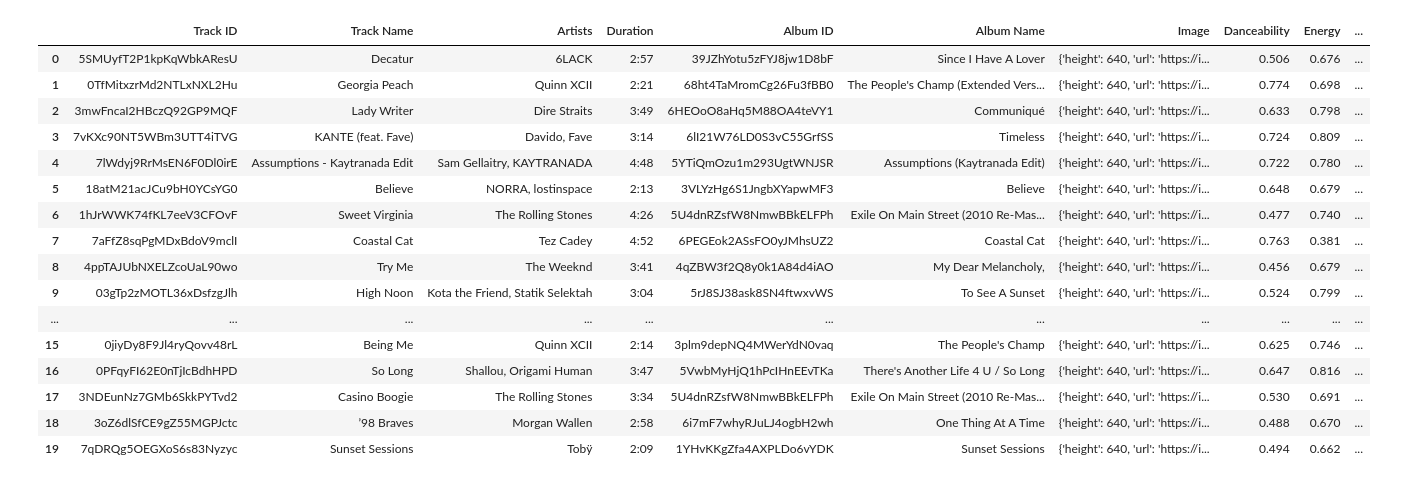
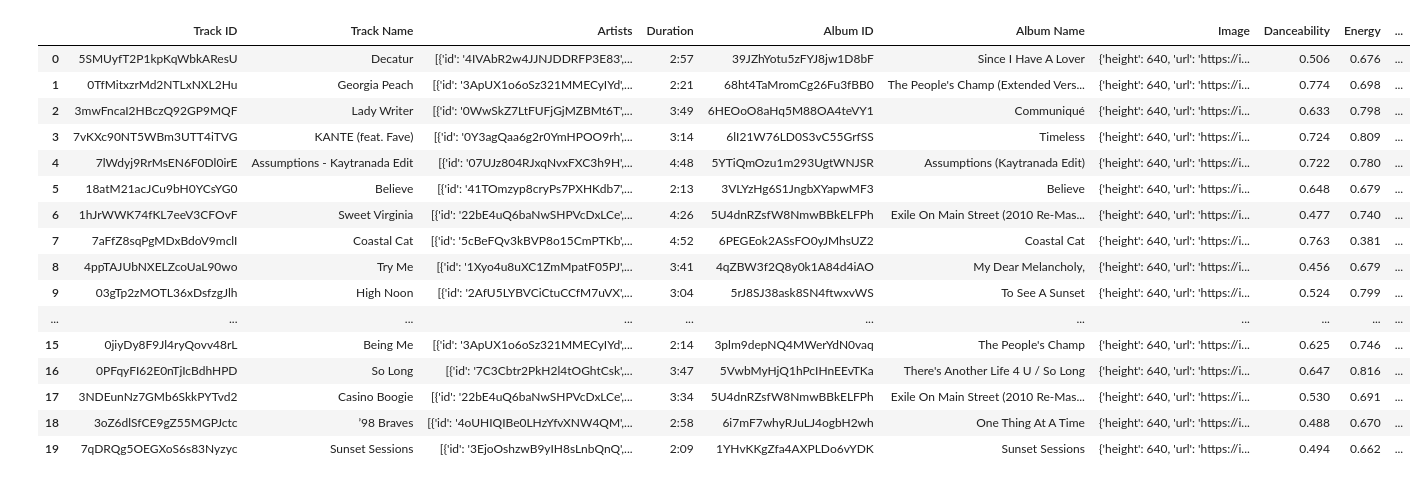
Before and after one commit to mattdepillis/aria-app, a Jupyter notebook: ml/ml.ipynb, the cells around one changed output. Cells and saved outputs as stored; diff of their text form; code cells hidden in the pictures.

Commit message:
refactoring with new endpoints - album, several tracks, artists

```diff
--- a/ml/ml.ipynb
+++ b/ml/ml.ipynb
@@ -69,7 +90,7 @@ def grab_basic_track_info(track):
 # %%
 # Grabs the track's audio features from Spotify.
-def get_track_audio_features(track):
-    audio_features = fetch_track_audio_features(track[0])
+def get_track_audio_features(track_id):
+    audio_features = fetch_track_audio_features(track_id)
     return [audio_features['danceability'], audio_features['energy'], audio_features['key'],
               audio_features['loudness'], audio_features['mode'], audio_features['speechiness'],
               audio_features['acousticness'], audio_features['instrumentalness'], audio_features['liveness'],
@@ -87,17 +108,28 @@ def get_track_lyrics(name, artist):
 Handler function to construct the track dataset.
 Delegates information gathering and cleaning to three different helper functions, each of which is resonsible for a different data category.
 """
-def construct_track_dataset(tracks_json):
+def construct_track_dataset(track_ids):
+    complete_tracks = get_tracks(track_ids)
     formatted_tracks = []
-    for item in tracks_json['items']:
-        track = grab_basic_track_info(item)
-        track += get_track_audio_features(track)
-        track.append(get_track_lyrics(track[1], track[2]))
-        formatted_tracks.append(track)
+    for track in complete_tracks['tracks']:
+        id, name, artists = track['id'], track['name'], ', '.join([artist['name'] for artist in track['artists']])
+        formatted_tracks.append(
+            grab_basic_track_info(track) + get_track_audio_features(id) + [get_track_lyrics(name, artists)]
+        )
+
+    # formatted_tracks = []
+    # for item in tracks_json['items']:
+    #     track = grab_basic_track_info(item)
+    #     track += get_track_audio_features(track)
+    #     track.append(get_track_lyrics(track[1], track[2]))
+    #     formatted_tracks.append(track)
     return formatted_tracks
+# %%
+# TODO: will be able to remove this upon spinning up ui
+get_track_ids = lambda tracks_json: [t['id'] for t in tracks_json['items']]
 # %%
 top_tracks_json = get_top_tracks()
-tracks = construct_track_dataset(top_tracks_json)
+tracks = construct_track_dataset(get_track_ids(top_tracks_json))
 # %% [output]
 Searching for "Decatur" by 6LACK...
 Done.
@@ -119,25 +151,25 @@ Done.
 # %%
 tracks_df = pd.DataFrame(tracks, columns=[
     'Track ID', 'Track Name', 'Artists', 'Duration', 'Album ID', 'Album Name', 'Image',
-    'Danceability', 'Energy', 'Key', 'Loudness', 'Mode', 'Speechiness', 'Acousticness', 'Instrumentalness',
-    'Liveness', 'Valence', 'Tempo', 'Lyrics'
+    'Danceability', 'Energy', 'Key', 'Loudness', 'Mode', 'Speechiness',
+    'Acousticness', 'Instrumentalness', 'Liveness', 'Valence', 'Tempo', 'Lyrics'
 ])
 display(tracks_df)
 # %% [output]
 |  | Track ID | Track Name | Artists | Duration | Album ID | Album Name | Image | Danceability | Energy | ... |
-| 0 | 5SMUyfT2P1kpKqWbkAResU | Decatur | 6LACK | 2:57 | 39JZhYotu5zFYJ8jw1D8bF | Since I Have A Lover | {'height': 640, 'url': 'https://i... | 0.506 | 0.676 | ... |
-| 1 | 0TfMitxzrMd2NTLxNXL2Hu | Georgia Peach | Quinn XCII | 2:21 | 68ht4TaMromCg26Fu3fBB0 | The People's Champ (Extended Vers... | {'height': 640, 'url': 'https://i... | 0.774 | 0.698 | ... |
-| 2 | 3mwFncaI2HBczQ92GP9MQF | Lady Writer | Dire Straits | 3:49 | 6HEOoO8aHq5M88OA4teVY1 | Communiqué | {'height': 640, 'url': 'https://i... | 0.633 | 0.798 | ... |
-| 3 | 7vKXc90NT5WBm3UTT4iTVG | KANTE (feat. Fave) | Davido, Fave | 3:14 | 6lI21W76LD0S3vC55GrfSS | Timeless | {'height': 640, 'url': 'https://i... | 0.724 | 0.809 | ... |
-| 4 | 7lWdyj9RrMsEN6F0Dl0irE | Assumptions - Kaytranada Edit | Sam Gellaitry, KAYTRANADA | 4:48 | 5YTiQmOzu1m293UgtWNJSR | Assumptions (Kaytranada Edit) | {'height': 640, 'url': 'https://i... | 0.722 | 0.780 | ... |
-| 5 | 18atM21acJCu9bH0YCsYG0 | Believe | NORRA, lostinspace | 2:13 | 3VLYzHg6S1JngbXYapwMF3 | Believe | {'height': 640, 'url': 'https://i... | 0.648 | 0.679 | ... |
-| 6 | 1hJrWWK74fKL7eeV3CFOvF | Sweet Virginia | The Rolling Stones | 4:26 | 5U4dnRZsfW8NmwBBkELFPh | Exile On Main Street (2010 Re-Mas... | {'height': 640, 'url': 'https://i... | 0.477 | 0.740 | ... |
-| 7 | 7aFfZ8sqPgMDxBdoV9mclI | Coastal Cat | Tez Cadey | 4:52 | 6PEGEok2ASsFO0yJMhsUZ2 | Coastal Cat | {'height': 640, 'url': 'https://i... | 0.763 | 0.381 | ... |
-| 8 | 4ppTAJUbNXELZcoUaL90wo | Try Me | The Weeknd | 3:41 | 4qZBW3f2Q8y0k1A84d4iAO | My Dear Melancholy, | {'height': 640, 'url': 'https://i... | 0.456 | 0.679 | ... |
-| 9 | 03gTp2zMOTL36xDsfzgJlh | High Noon | Kota the Friend, Statik Selektah | 3:04 | 5rJ8SJ38ask8SN4ftwxvWS | To See A Sunset | {'height': 640, 'url': 'https://i... | 0.524 | 0.799 | ... |
+| 0 | 5SMUyfT2P1kpKqWbkAResU | Decatur | [{'id': '4IVAbR2w4JJNJDDRFP3E83',... | 2:57 | 39JZhYotu5zFYJ8jw1D8bF | Since I Have A Lover | {'height': 640, 'url': 'https://i... | 0.506 | 0.676 | ... |
+| 1 | 0TfMitxzrMd2NTLxNXL2Hu | Georgia Peach | [{'id': '3ApUX1o6oSz321MMECyIYd',... | 2:21 | 68ht4TaMromCg26Fu3fBB0 | The People's Champ (Extended Vers... | {'height': 640, 'url': 'https://i... | 0.774 | 0.698 | ... |
+| 2 | 3mwFncaI2HBczQ92GP9MQF | Lady Writer | [{'id': '0WwSkZ7LtFUFjGjMZBMt6T',... | 3:49 | 6HEOoO8aHq5M88OA4teVY1 | Communiqué | {'height': 640, 'url': 'https://i... | 0.633 | 0.798 | ... |
+| 3 | 7vKXc90NT5WBm3UTT4iTVG | KANTE (feat. Fave) | [{'id': '0Y3agQaa6g2r0YmHPOO9rh',... | 3:14 | 6lI21W76LD0S3vC55GrfSS | Timeless | {'height': 640, 'url': 'https://i... | 0.724 | 0.809 | ... |
+| 4 | 7lWdyj9RrMsEN6F0Dl0irE | Assumptions - Kaytranada Edit | [{'id': '07UJz804RJxqNvxFXC3h9H',... | 4:48 | 5YTiQmOzu1m293UgtWNJSR | Assumptions (Kaytranada Edit) | {'height': 640, 'url': 'https://i... | 0.722 | 0.780 | ... |
+| 5 | 18atM21acJCu9bH0YCsYG0 | Believe | [{'id': '41TOmzyp8cryPs7PXHKdb7',... | 2:13 | 3VLYzHg6S1JngbXYapwMF3 | Believe | {'height': 640, 'url': 'https://i... | 0.648 | 0.679 | ... |
+| 6 | 1hJrWWK74fKL7eeV3CFOvF | Sweet Virginia | [{'id': '22bE4uQ6baNwSHPVcDxLCe',... | 4:26 | 5U4dnRZsfW8NmwBBkELFPh | Exile On Main Street (2010 Re-Mas... | {'height': 640, 'url': 'https://i... | 0.477 | 0.740 | ... |
+| 7 | 7aFfZ8sqPgMDxBdoV9mclI | Coastal Cat | [{'id': '5cBeFQv3kBVP8o15CmPTKb',... | 4:52 | 6PEGEok2ASsFO0yJMhsUZ2 | Coastal Cat | {'height': 640, 'url': 'https://i... | 0.763 | 0.381 | ... |
+| 8 | 4ppTAJUbNXELZcoUaL90wo | Try Me | [{'id': '1Xyo4u8uXC1ZmMpatF05PJ',... | 3:41 | 4qZBW3f2Q8y0k1A84d4iAO | My Dear Melancholy, | {'height': 640, 'url': 'https://i... | 0.456 | 0.679 | ... |
+| 9 | 03gTp2zMOTL36xDsfzgJlh | High Noon | [{'id': '2AfU5LYBVCiCtuCCfM7uVX',... | 3:04 | 5rJ8SJ38ask8SN4ftwxvWS | To See A Sunset | {'height': 640, 'url': 'https://i... | 0.524 | 0.799 | ... |
 | ... | ... | ... | ... | ... | ... | ... | ... | ... | ... | ... |
-| 15 | 0jiyDy8F9Jl4ryQovv48rL | Being Me | Quinn XCII | 2:14 | 3plm9depNQ4MWerYdN0vaq | The People's Champ | {'height': 640, 'url': 'https://i... | 0.625 | 0.746 | ... |
-| 16 | 0PFqyFI62E0nTjIcBdhHPD | So Long | Shallou, Origami Human | 3:47 | 5VwbMyHjQ1hPcIHnEEvTKa | There's Another Life 4 U / So Long | {'height': 640, 'url': 'https://i... | 0.647 | 0.816 | ... |
-| 17 | 3NDEunNz7GMb6SkkPYTvd2 | Casino Boogie | The Rolling Stones | 3:34 | 5U4dnRZsfW8NmwBBkELFPh | Exile On Main Street (2010 Re-Mas... | {'height': 640, 'url': 'https://i... | 0.530 | 0.691 | ... |
-| 18 | 3oZ6dlSfCE9gZ55MGPJctc | ’98 Braves | Morgan Wallen | 2:58 | 6i7mF7whyRJuLJ4ogbH2wh | One Thing At A Time | {'height': 640, 'url': 'https://i... | 0.488 | 0.670 | ... |
-| 19 | 7qDRQg5OEGXoS6s83Nyzyc | Sunset Sessions | Tobÿ | 2:09 | 1YHvKKgZfa4AXPLDo6vYDK | Sunset Sessions | {'height': 640, 'url': 'https://i... | 0.494 | 0.662 | ... |
+| 15 | 0jiyDy8F9Jl4ryQovv48rL | Being Me | [{'id': '3ApUX1o6oSz321MMECyIYd',... | 2:14 | 3plm9depNQ4MWerYdN0vaq | The People's Champ | {'height': 640, 'url': 'https://i... | 0.625 | 0.746 | ... |
+| 16 | 0PFqyFI62E0nTjIcBdhHPD | So Long | [{'id': '7C3Cbtr2PkH2l4tOGhtCsk',... | 3:47 | 5VwbMyHjQ1hPcIHnEEvTKa | There's Another Life 4 U / So Long | {'height': 640, 'url': 'https://i... | 0.647 | 0.816 | ... |
+| 17 | 3NDEunNz7GMb6SkkPYTvd2 | Casino Boogie | [{'id': '22bE4uQ6baNwSHPVcDxLCe',... | 3:34 | 5U4dnRZsfW8NmwBBkELFPh | Exile On Main Street (2010 Re-Mas... | {'height': 640, 'url': 'https://i... | 0.530 | 0.691 | ... |
+| 18 | 3oZ6dlSfCE9gZ55MGPJctc | ’98 Braves | [{'id': '4oUHIQIBe0LHzYfvXNW4QM',... | 2:58 | 6i7mF7whyRJuLJ4ogbH2wh | One Thing At A Time | {'height': 640, 'url': 'https://i... | 0.488 | 0.670 | ... |
+| 19 | 7qDRQg5OEGXoS6s83Nyzyc | Sunset Sessions | [{'id': '3EjoOshzwB9yIH8sLnbQnQ',... | 2:09 | 1YHvKKgZfa4AXPLDo6vYDK | Sunset Sessions | {'height': 640, 'url': 'https://i... | 0.494 | 0.662 | ... |
```
Also changed, not shown: parts of 5 cells of this notebook.
